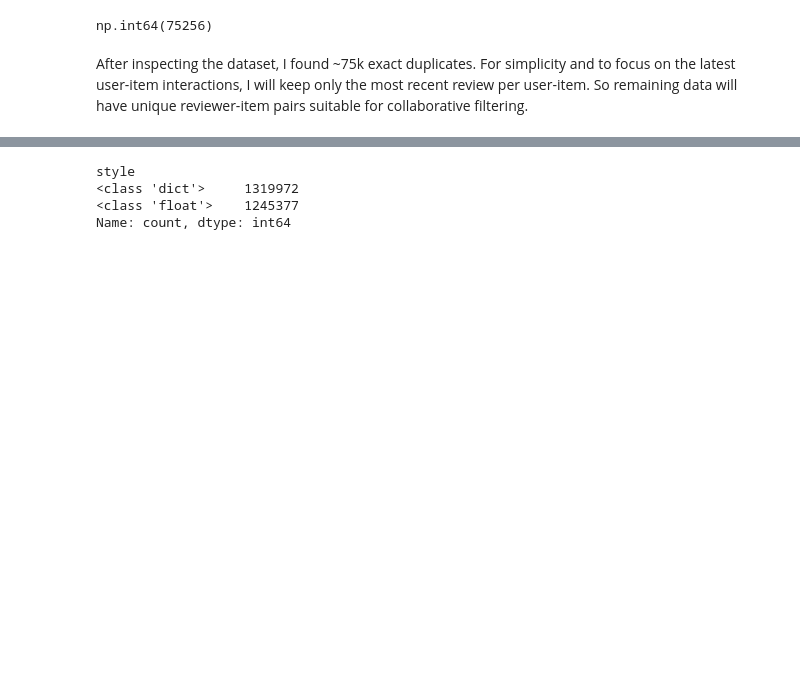
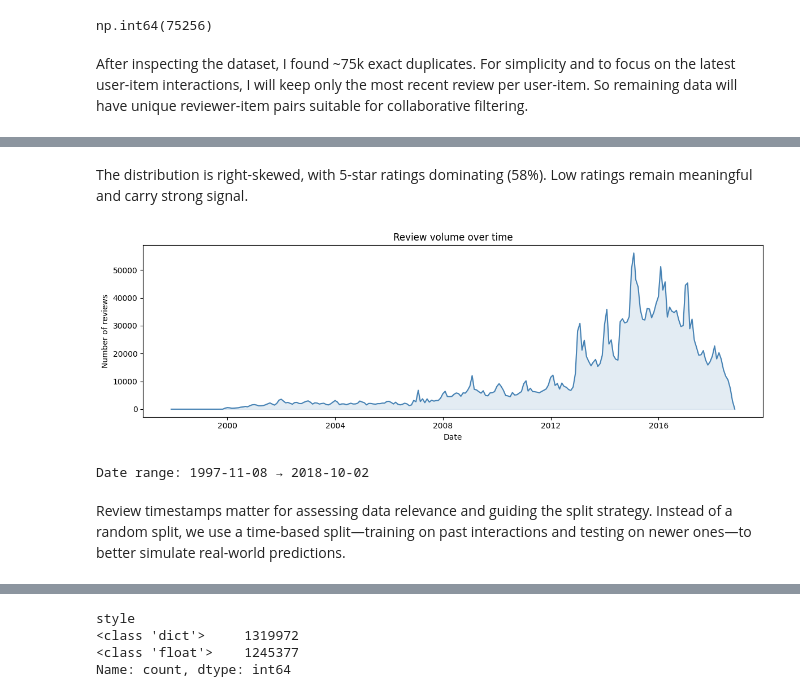
Before and after one commit to themainpie/amazon-games-recommendation-system, a Jupyter notebook: notebooks/EDA.ipynb, the cells around one changed output, grey strips where cells are left out. Cells and saved outputs as stored; diff of their text form; code cells hidden in the pictures; blank space fills up the shorter version.

```diff
--- a/notebooks/EDA.ipynb
+++ b/notebooks/EDA.ipynb
@@ -90,0 +147,22 @@ After inspecting the dataset, I found ~75k exact duplicates. For simplicity and
+# %% [markdown]
+The distribution is right-skewed, with 5-star ratings dominating (58%). Low ratings remain meaningful and carry strong signal.
+# %%
+df['review_date'] = pd.to_datetime(df['unixReviewTime'], unit='s')
+
+monthly = df.resample('ME', on='review_date').size()
+
+fig, ax = plt.subplots(figsize=(12, 4))
+ax.plot(monthly.index, monthly.values, color='steelblue', linewidth=1.5)
+ax.fill_between(monthly.index, monthly.values, alpha=0.15, color='steelblue')
+ax.set_title('Review volume over time')
+ax.set_xlabel('Date')
+ax.set_ylabel('Number of reviews')
+plt.tight_layout()
+plt.show()
+
+print(f"Date range: {df['review_date'].min().date()} → {df['review_date'].max().date()}")
+# %% [output]
+[figure, added]
+Date range: 1997-11-08 → 2018-10-02
+# %% [markdown]
+Review timestamps matter for assessing data relevance and guiding the split strategy. Instead of a random split, we use a time-based split—training on past interactions and testing on newer ones—to better simulate real-world predictions.
```
Also changed, not shown: parts of 41 cells of this notebook, 3 other files.
